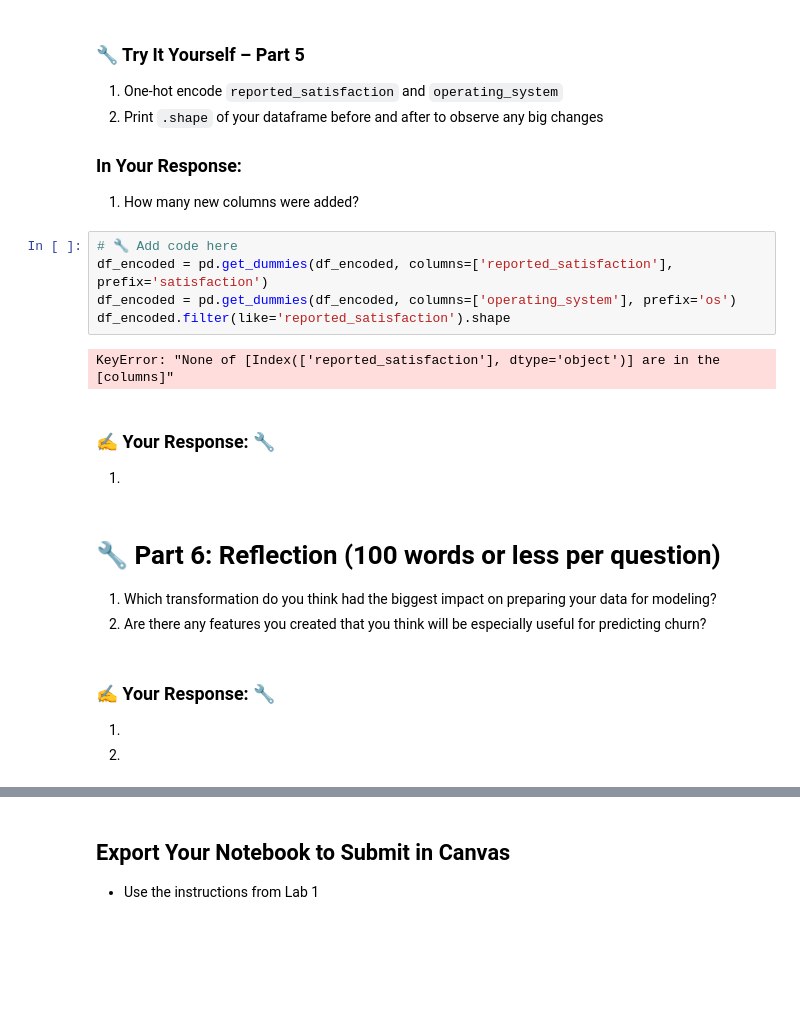
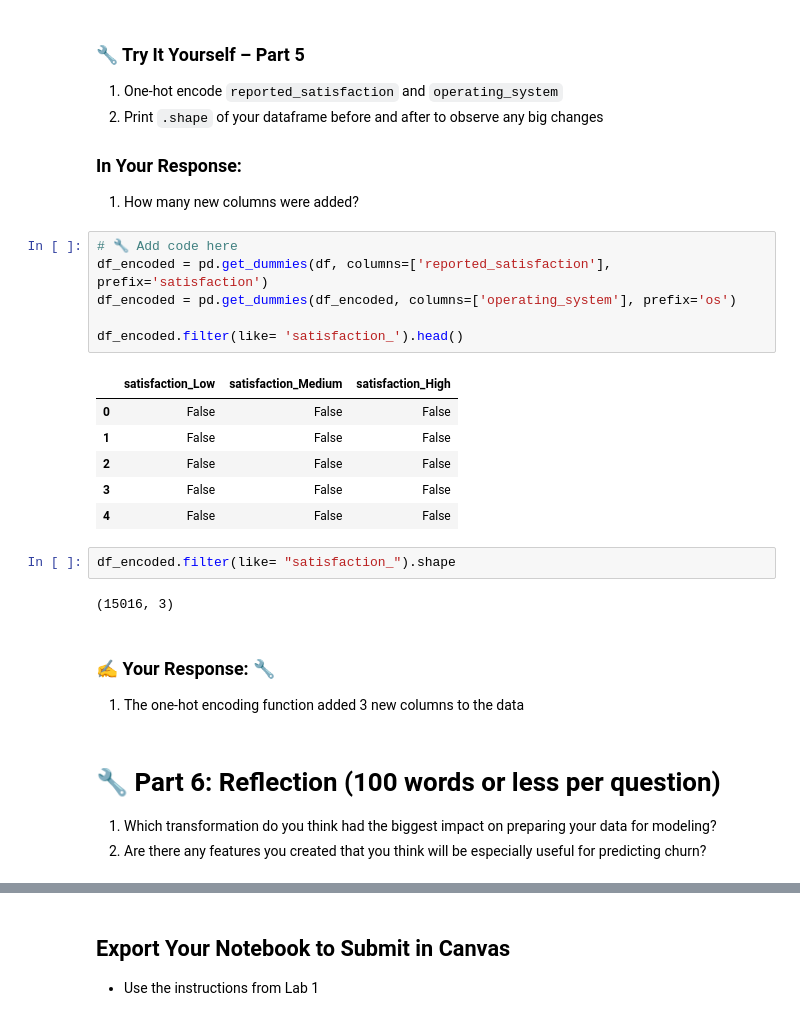
Before and after one commit to efugal18-afk/IS-4487, a Jupyter notebook: Labs/lab_07_data_transformation.ipynb, the cells around one changed output, grey strips where cells are left out. Saved outputs shown, nothing was run; the diff lists cells and outputs as text; blank space fills up the shorter version.

```diff
--- a/Labs/lab_07_data_transformation.ipynb
+++ b/Labs/lab_07_data_transformation.ipynb
@@ -424,20 +424,26 @@ df_encoded.filter(like='usage_').head()
 1. How many new columns were added?
 # %%
 # 🔧 Add code here
-df_encoded = pd.get_dummies(df_encoded, columns=['reported_satisfaction'], prefix='satisfaction')
+df_encoded = pd.get_dummies(df, columns=['reported_satisfaction'], prefix='satisfaction')
 df_encoded = pd.get_dummies(df_encoded, columns=['operating_system'], prefix='os')
-df_encoded.filter(like='reported_satisfaction').shape
+
+df_encoded.filter(like= 'satisfaction_').head()
 # %% [output]
-KeyError: "None of [Index(['reported_satisfaction'], dtype='object')] are in the [columns]"
+|  | satisfaction_Low | satisfaction_Medium | satisfaction_High |
+| 0 | False | False | False |
+| 1 | False | False | False |
+| 2 | False | False | False |
+| 3 | False | False | False |
+| 4 | False | False | False |
-# %% [markdown]
-### ✍️ Your Response: 🔧
-1.
+# %%
+df_encoded.filter(like= "satisfaction_").shape
+# %% [output]
+(15016, 3)
+# %% [markdown]
+### ✍️ Your Response: 🔧
+1. The one-hot encoding function added 3 new columns to the data
 # %% [markdown]
 # 🔧 Part 6: Reflection (100 words or less per question)
 
 1. Which transformation do you think had the biggest impact on preparing your data for modeling?
 2. Are there any features you created that you think will be especially useful for predicting churn?
-# %% [markdown]
-### ✍️ Your Response: 🔧
-1.
-2.
```
Also changed, not shown: parts of 2 cells of this notebook.
